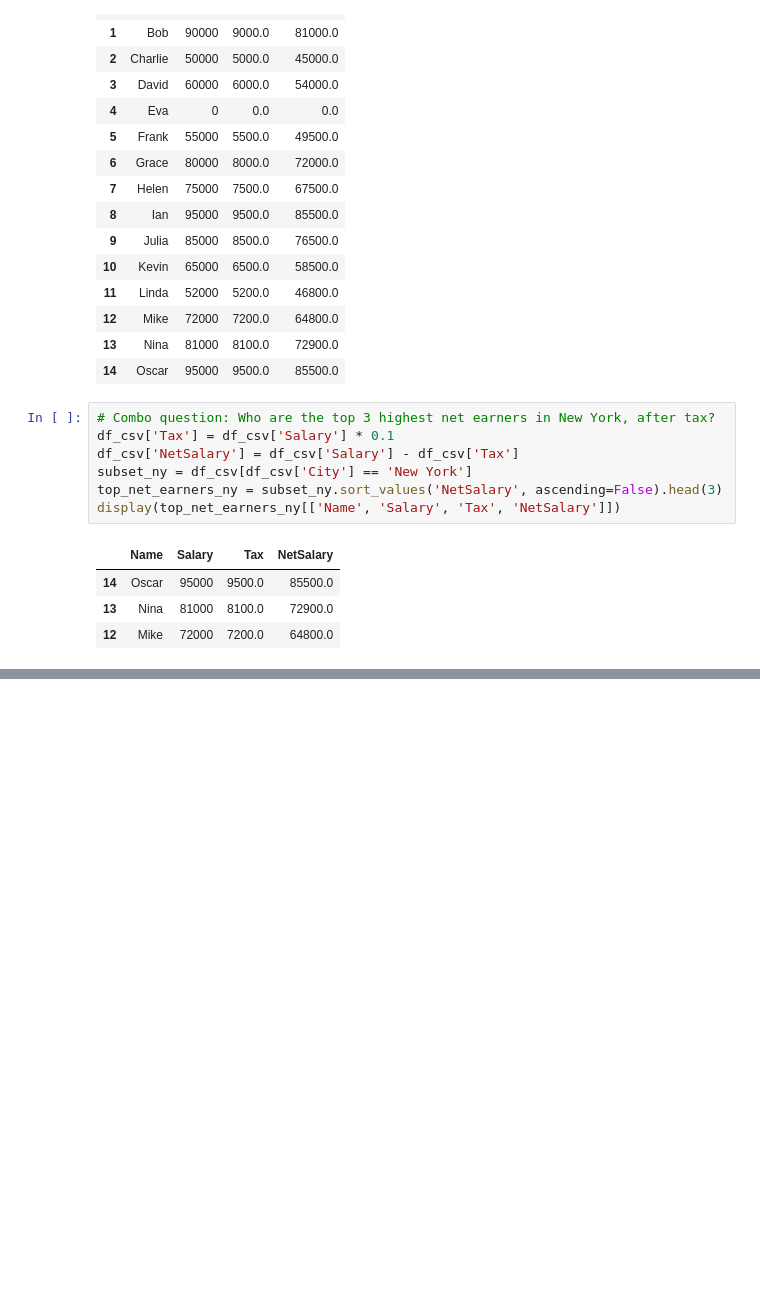
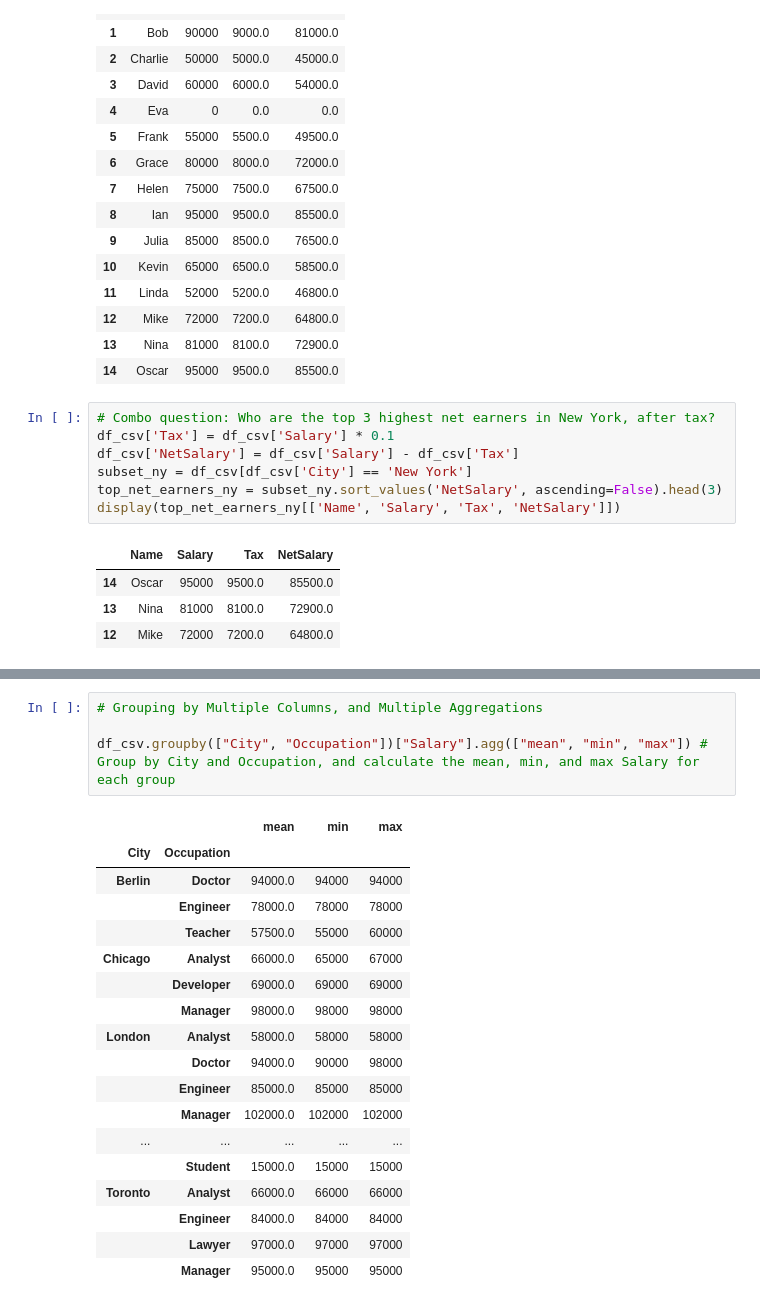
Before and after one commit to Jing-Gu/data-science-roadmap, a Jupyter notebook: pandas_data_manipulation.ipynb, the cells around one changed output, grey strips where cells are left out. Drawn from its saved outputs; the diff is of its cells as text; blank space fills up the shorter version.

```diff
--- a/pandas_data_manipulation.ipynb
+++ b/pandas_data_manipulation.ipynb
@@ -305,0 +362,23 @@ display(top_net_earners_ny[['Name', 'Salary', 'Tax', 'NetSalary']])
+# %%
+# Grouping by Multiple Columns, and Multiple Aggregations
+
+df_csv.groupby(["City", "Occupation"])["Salary"].agg(["mean", "min", "max"]) # Group by City and Occupation, and calculate the mean, min, and max Salary for each group
+# %% [output]
+|  |  | mean | min | max |
+| City | Occupation |  |  |  |
+| Berlin | Doctor | 94000.0 | 94000 | 94000 |
+|  | Engineer | 78000.0 | 78000 | 78000 |
+|  | Teacher | 57500.0 | 55000 | 60000 |
+| Chicago | Analyst | 66000.0 | 65000 | 67000 |
+|  | Developer | 69000.0 | 69000 | 69000 |
+|  | Manager | 98000.0 | 98000 | 98000 |
+| London | Analyst | 58000.0 | 58000 | 58000 |
+|  | Doctor | 94000.0 | 90000 | 98000 |
+|  | Engineer | 85000.0 | 85000 | 85000 |
+|  | Manager | 102000.0 | 102000 | 102000 |
+| ... | ... | ... | ... | ... |
+|  | Student | 15000.0 | 15000 | 15000 |
+| Toronto | Analyst | 66000.0 | 66000 | 66000 |
+|  | Engineer | 84000.0 | 84000 | 84000 |
+|  | Lawyer | 97000.0 | 97000 | 97000 |
+|  | Manager | 95000.0 | 95000 | 95000 |
```
Also changed, not shown: parts of 18 cells of this notebook, 2 other files.
